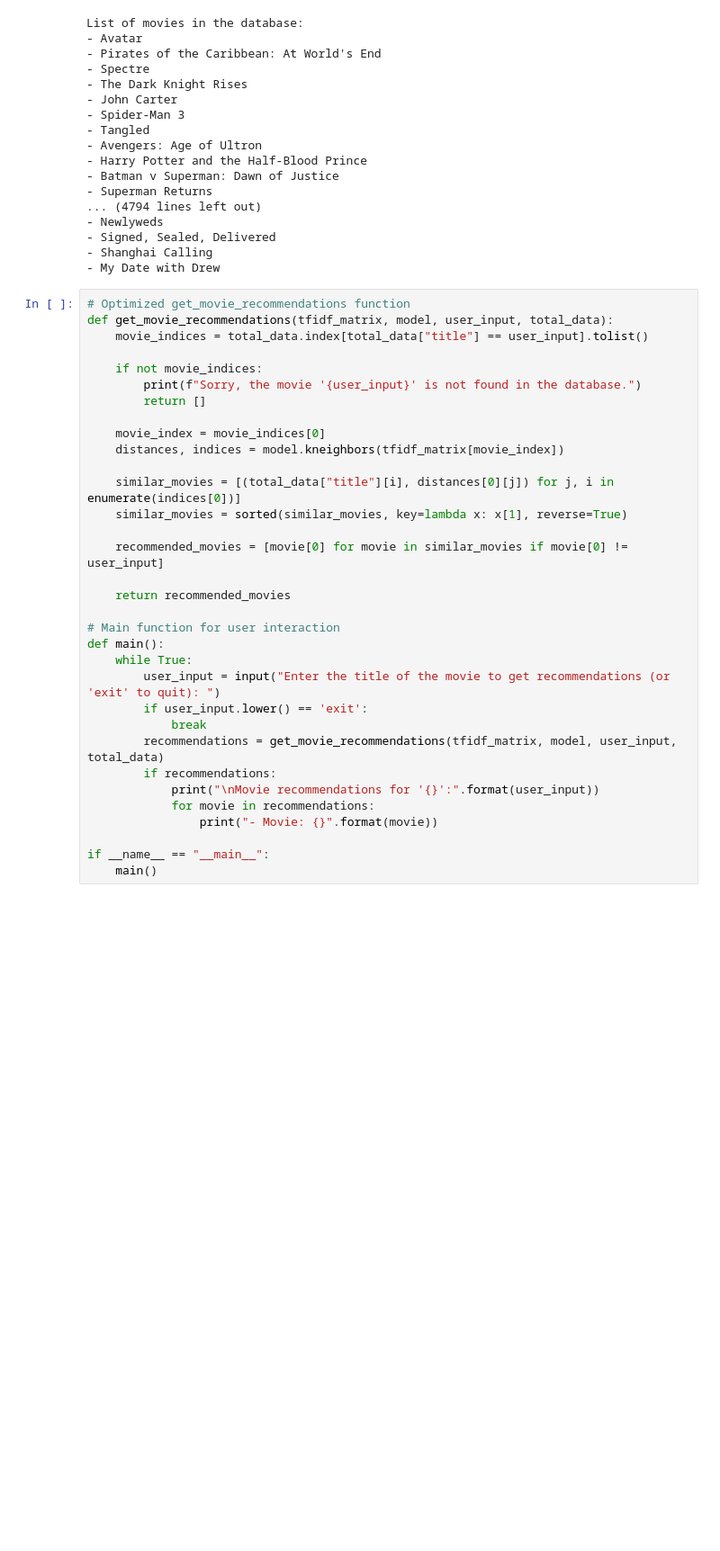
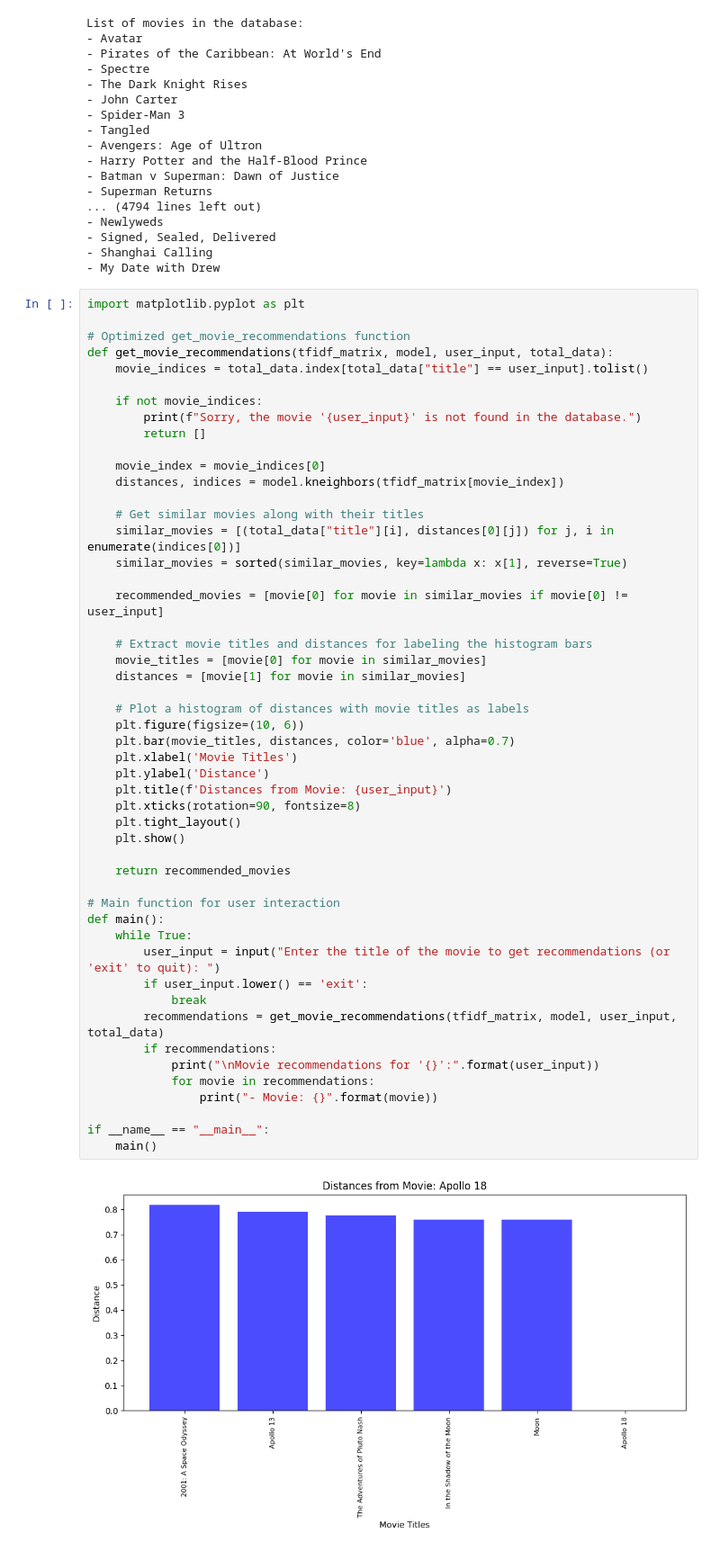
Before and after one commit to Munchkinland/K-neares-neighbors-Films-Recomendation, a Jupyter notebook: src/explore.ipynb, the cells around one changed output. Shown: that part at 90% size. Cells and saved outputs as stored; diff of their text form; blank space fills up the shorter version.

Commit message:
Graph and Readme added

```diff
--- a/src/explore.ipynb
+++ b/src/explore.ipynb
@@ -283,36 +283,54 @@ List of movies in the database:
 - Shanghai Calling
 - My Date with Drew
 # %%
+import matplotlib.pyplot as plt
+
 # Optimized get_movie_recommendations function
 def get_movie_recommendations(tfidf_matrix, model, user_input, total_data):
     movie_indices = total_data.index[total_data["title"] == user_input].tolist()
 
     if not movie_indices:
         print(f"Sorry, the movie '{user_input}' is not found in the database.")
         return []
 
     movie_index = movie_indices[0]
     distances, indices = model.kneighbors(tfidf_matrix[movie_index])
 
+    # Get similar movies along with their titles
     similar_movies = [(total_data["title"][i], distances[0][j]) for j, i in enumerate(indices[0])]
     similar_movies = sorted(similar_movies, key=lambda x: x[1], reverse=True)
 
     recommended_movies = [movie[0] for movie in similar_movies if movie[0] != user_input]
+
+    # Extract movie titles and distances for labeling the histogram bars
+    movie_titles = [movie[0] for movie in similar_movies]
+    distances = [movie[1] for movie in similar_movies]
+
+    # Plot a histogram of distances with movie titles as labels
+    plt.figure(figsize=(10, 6))
+    plt.bar(movie_titles, distances, color='blue', alpha=0.7)
+    plt.xlabel('Movie Titles')
+    plt.ylabel('Distance')
+    plt.title(f'Distances from Movie: {user_input}')
+    plt.xticks(rotation=90, fontsize=8)
+    plt.tight_layout()
+    plt.show()
 
     return recommended_movies
 
 # Main function for user interaction
 def main():
     while True:
         user_input = input("Enter the title of the movie to get recommendations (or 'exit' to quit): ")
         if user_input.lower() == 'exit':
             break
         recommendations = get_movie_recommendations(tfidf_matrix, model, user_input, total_data)
         if recommendations:
             print("\nMovie recommendations for '{}':".format(user_input))
             for movie in recommendations:
                 print("- Movie: {}".format(movie))
 
 if __name__ == "__main__":
     main()
 # %% [output]
+[figure, added]
```
Also changed, not shown: parts of 1 cell of this notebook, 3 other files.
